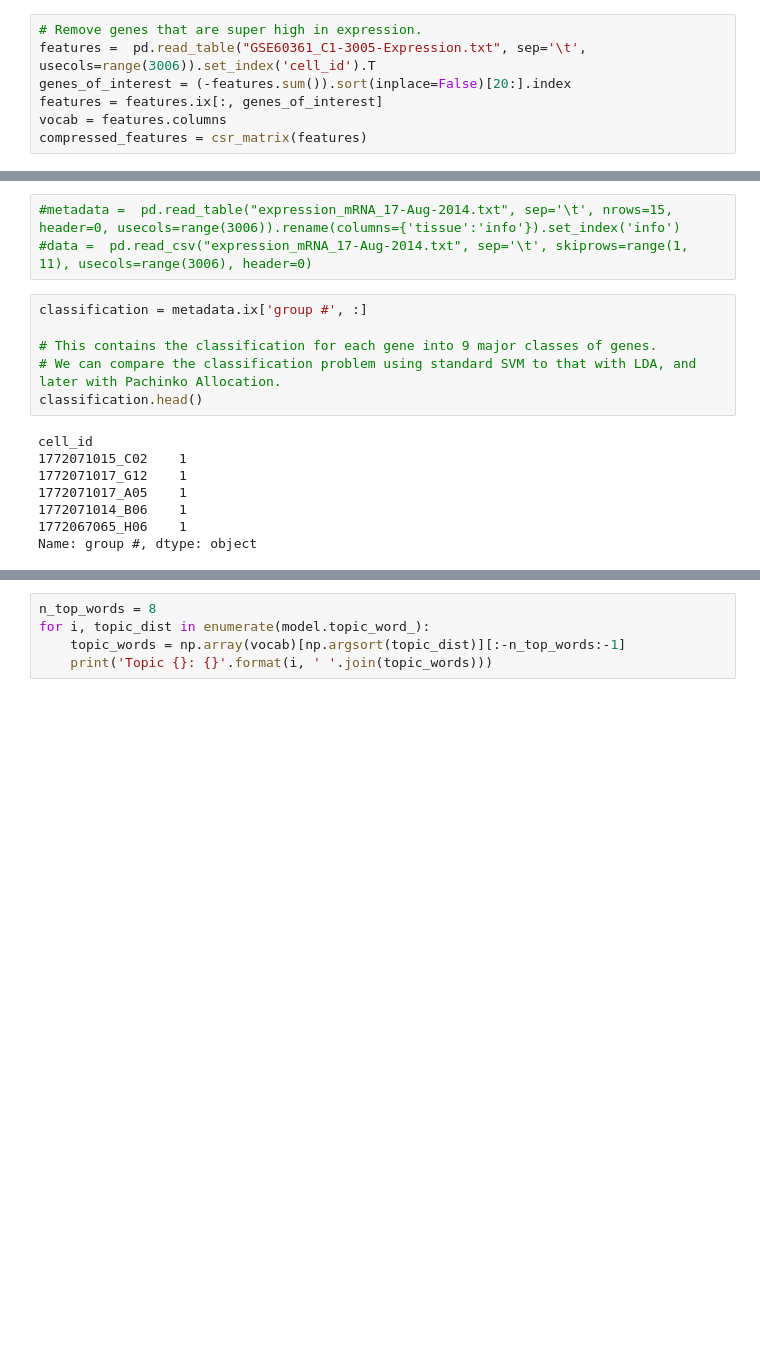
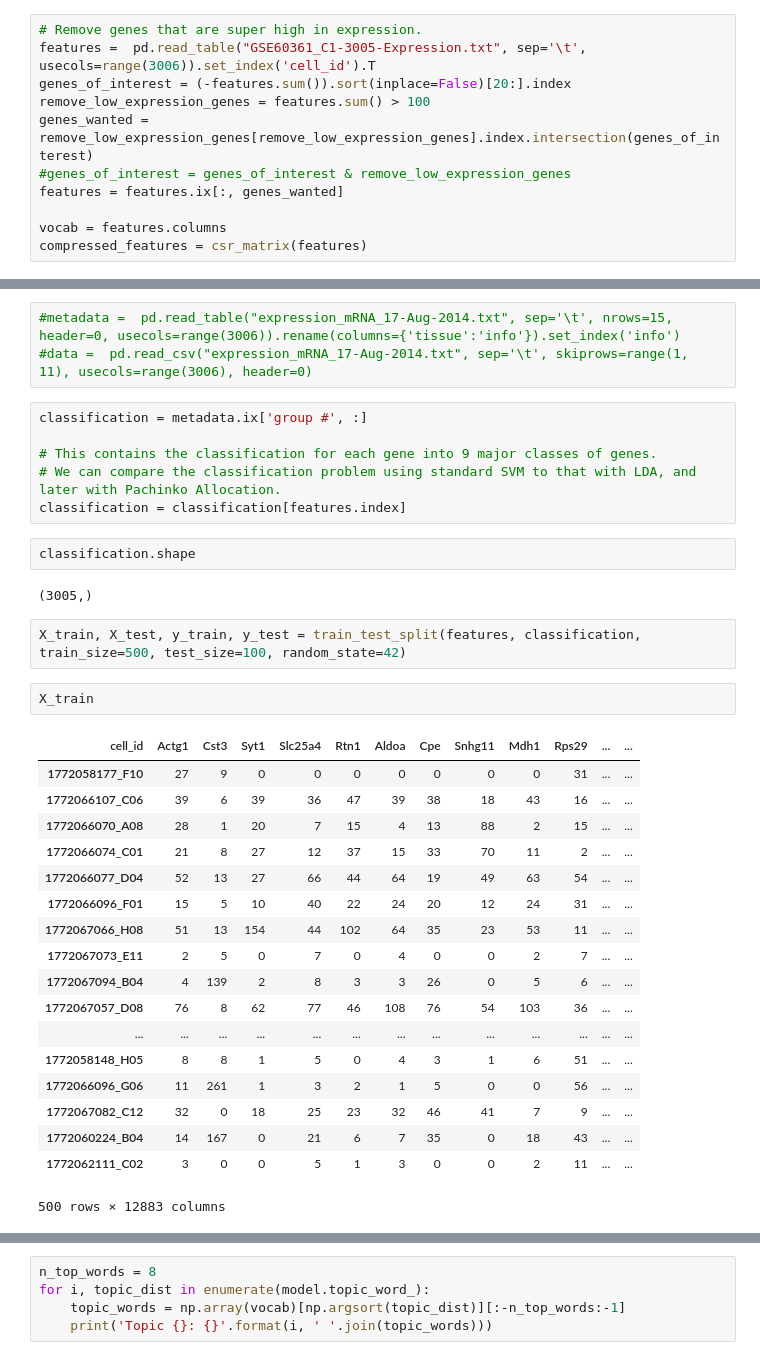
Before and after one commit to ankitvgupta/rnaseqtopicmodeling, a Jupyter notebook: LDA.ipynb, the cells around one changed output, grey strips where cells are left out. Cells and saved outputs as stored; diff of their text form; blank space fills up the shorter version.

```diff
--- a/LDA.ipynb
+++ b/LDA.ipynb
@@ -19,6 +24,10 @@ from scipy.sparse import csr_matrix
 # Remove genes that are super high in expression.
 features =  pd.read_table("GSE60361_C1-3005-Expression.txt", sep='\t', usecols=range(3006)).set_index('cell_id').T
 genes_of_interest = (-features.sum()).sort(inplace=False)[20:].index
-features = features.ix[:, genes_of_interest]
+remove_low_expression_genes = features.sum() > 100
+genes_wanted = remove_low_expression_genes[remove_low_expression_genes].index.intersection(genes_of_interest)
+#genes_of_interest = genes_of_interest & remove_low_expression_genes
+features = features.ix[:, genes_wanted]
+
 vocab = features.columns
 compressed_features = csr_matrix(features)
@@ -47,12 +64,31 @@ classification = metadata.ix['group #', :]
 
 # This contains the classification for each gene into 9 major classes of genes.
 # We can compare the classification problem using standard SVM to that with LDA, and later with Pachinko Allocation.
-classification.head()
+classification = classification[features.index]
-# %% [output]
-cell_id
-1772071015_C02    1
-1772071017_G12    1
-1772071017_A05    1
-1772071014_B06    1
-1772067065_H06    1
-Name: group #, dtype: object
+# %%
+classification.shape
+# %% [output]
+(3005,)
+# %%
+X_train, X_test, y_train, y_test = train_test_split(features, classification, train_size=500, test_size=100, random_state=42)
+# %%
+X_train
+# %% [output]
+| cell_id | Actg1 | Cst3 | Syt1 | Slc25a4 | Rtn1 | Aldoa | Cpe | Snhg11 | Mdh1 | Rps29 | ... | ... |
+| 1772058177_F10 | 27 | 9 | 0 | 0 | 0 | 0 | 0 | 0 | 0 | 31 | ... | ... |
+| 1772066107_C06 | 39 | 6 | 39 | 36 | 47 | 39 | 38 | 18 | 43 | 16 | ... | ... |
+| 1772066070_A08 | 28 | 1 | 20 | 7 | 15 | 4 | 13 | 88 | 2 | 15 | ... | ... |
+| 1772066074_C01 | 21 | 8 | 27 | 12 | 37 | 15 | 33 | 70 | 11 | 2 | ... | ... |
+| 1772066077_D04 | 52 | 13 | 27 | 66 | 44 | 64 | 19 | 49 | 63 | 54 | ... | ... |
+| 1772066096_F01 | 15 | 5 | 10 | 40 | 22 | 24 | 20 | 12 | 24 | 31 | ... | ... |
+| 1772067066_H08 | 51 | 13 | 154 | 44 | 102 | 64 | 35 | 23 | 53 | 11 | ... | ... |
+| 1772067073_E11 | 2 | 5 | 0 | 7 | 0 | 4 | 0 | 0 | 2 | 7 | ... | ... |
+| 1772067094_B04 | 4 | 139 | 2 | 8 | 3 | 3 | 26 | 0 | 5 | 6 | ... | ... |
+| 1772067057_D08 | 76 | 8 | 62 | 77 | 46 | 108 | 76 | 54 | 103 | 36 | ... | ... |
+| ... | ... | ... | ... | ... | ... | ... | ... | ... | ... | ... | ... | ... |
+| 1772058148_H05 | 8 | 8 | 1 | 5 | 0 | 4 | 3 | 1 | 6 | 51 | ... | ... |
+| 1772066096_G06 | 11 | 261 | 1 | 3 | 2 | 1 | 5 | 0 | 0 | 56 | ... | ... |
+| 1772067082_C12 | 32 | 0 | 18 | 25 | 23 | 32 | 46 | 41 | 7 | 9 | ... | ... |
+| 1772060224_B04 | 14 | 167 | 0 | 21 | 6 | 7 | 35 | 0 | 18 | 43 | ... | ... |
+| 1772062111_C02 | 3 | 0 | 0 | 5 | 1 | 3 | 0 | 0 | 2 | 11 | ... | ... |
+500 rows × 12883 columns
```
Also changed, not shown: parts of 20 cells of this notebook, 9 other files.
